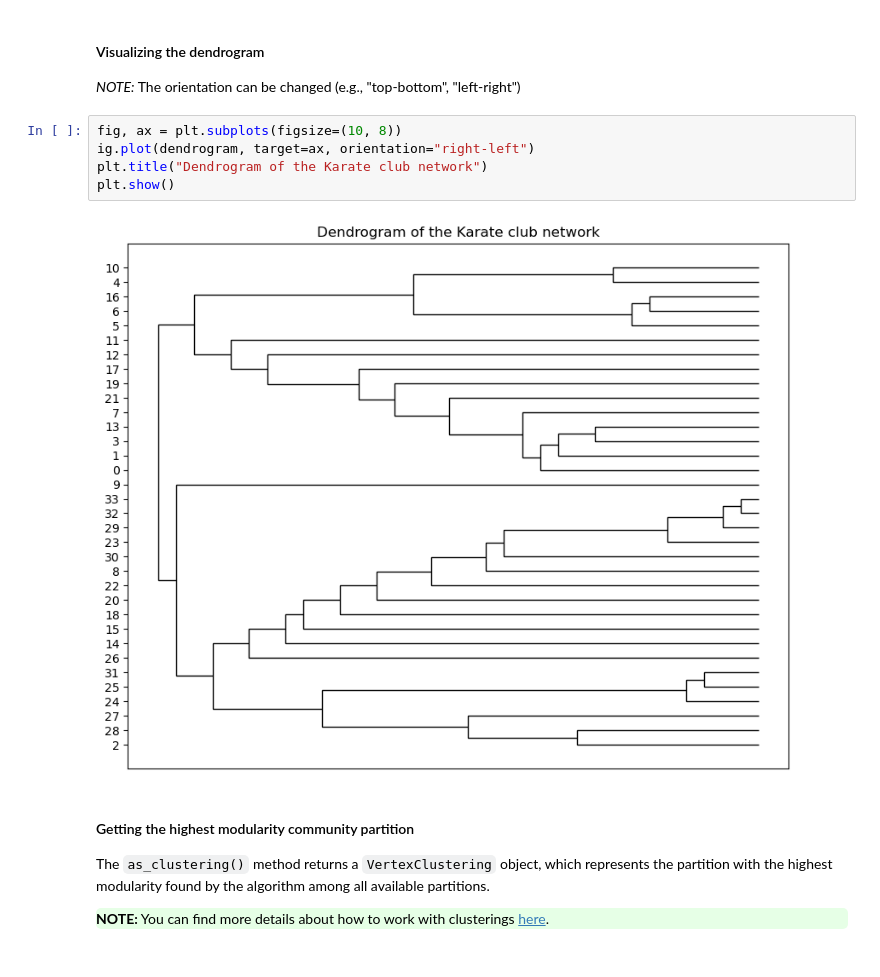
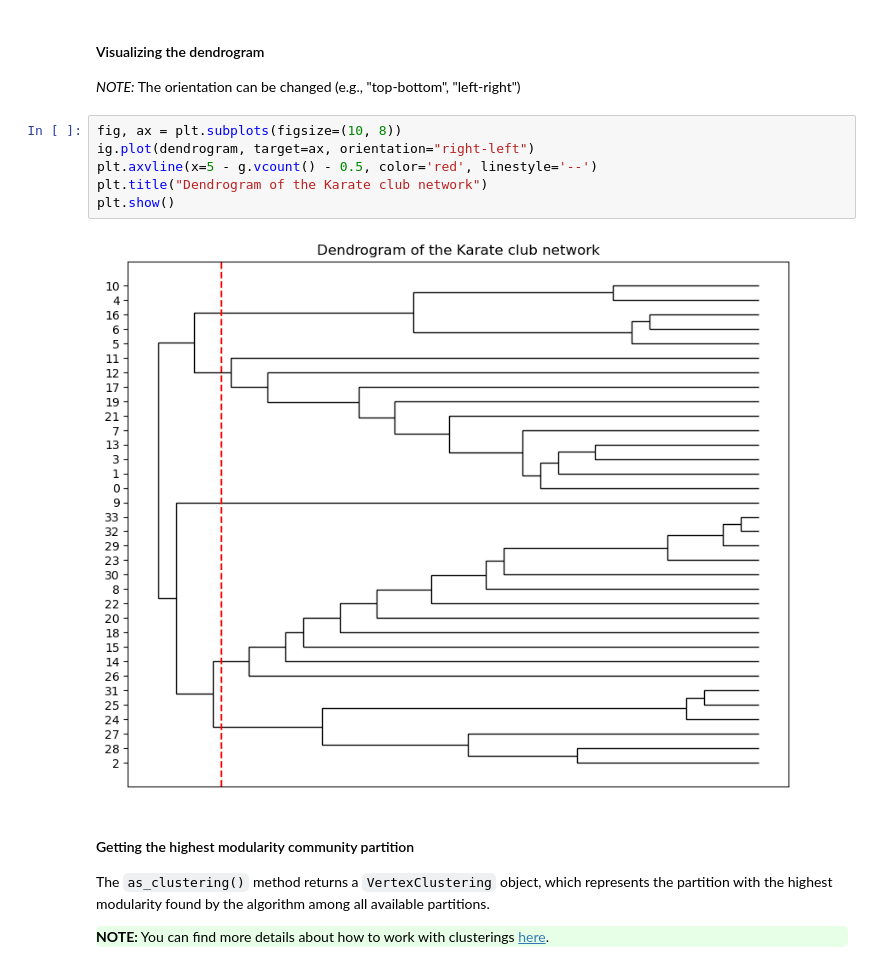
Before and after one commit to igraph/python-igraph, a Jupyter notebook: doc/source/community_detection_guide/notebooks/hierarchical_clustering.ipynb, the cells around one changed output. Drawn from its saved outputs; the diff is of its cells as text.

```diff
--- a/doc/source/community_detection_guide/notebooks/hierarchical_clustering.ipynb
+++ b/doc/source/community_detection_guide/notebooks/hierarchical_clustering.ipynb
@@ -30,10 +30,11 @@ _NOTE:_ The orientation can be changed (e.g., "top-bottom", "left-right")
 # %%
 fig, ax = plt.subplots(figsize=(10, 8))
 ig.plot(dendrogram, target=ax, orientation="right-left")
+plt.axvline(x=5 - g.vcount() - 0.5, color='red', linestyle='--')
 plt.title("Dendrogram of the Karate club network")
 plt.show()
 # %% [output]
-[figure, old version]
+[figure, new version]
 # %% [markdown]
 #### Getting the highest modularity community partition
 
```
